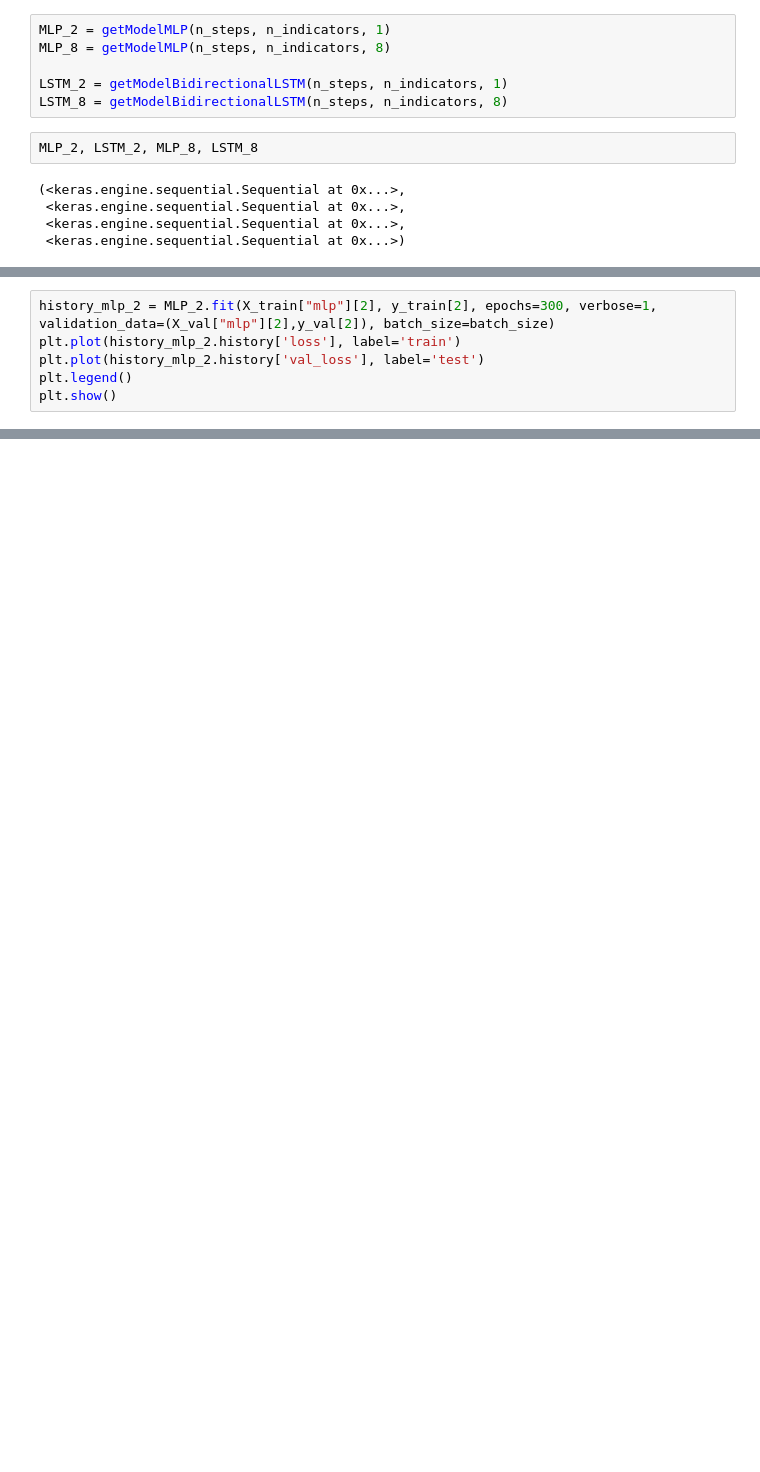
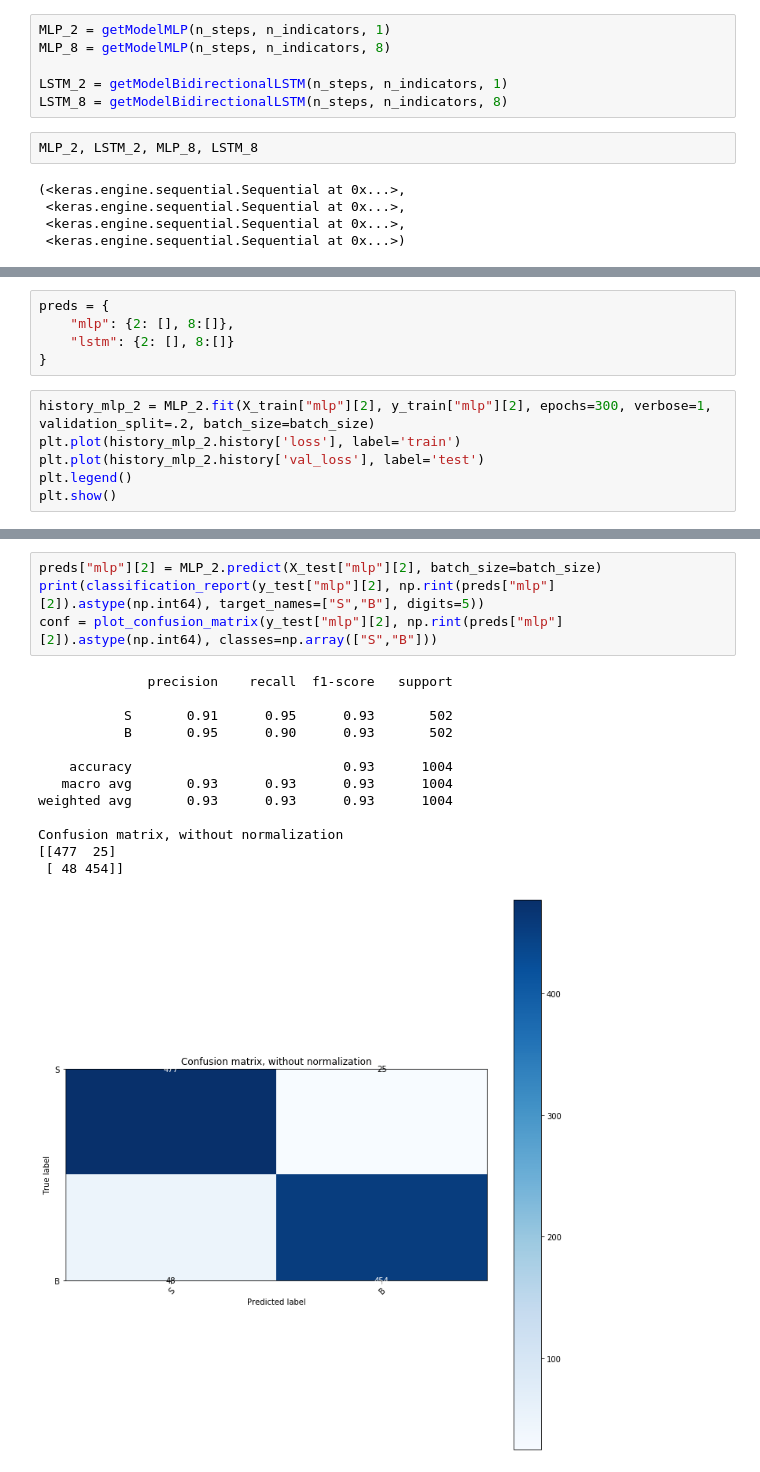
Before and after one commit to rHilkner/mc030, a Jupyter notebook: pfg.ipynb, the cells around one changed output, grey strips where cells are left out. Cells and saved outputs as stored; diff of their text form; blank space fills up the shorter version.

Commit message:
added metrics and displaying acc and confusion matrix

```diff
--- a/pfg.ipynb
+++ b/pfg.ipynb
@@ -710,8 +739,13 @@ Total params: 35,848
 Trainable params: 35,848
 Non-trainable params: 0
 _________________________________________________________________
+# %%
+preds = {
+    "mlp": {2: [], 8:[]},
+    "lstm": {2: [], 8:[]}
+}
 # %%
-history_mlp_2 = MLP_2.fit(X_train["mlp"][2], y_train[2], epochs=300, verbose=1, validation_data=(X_val["mlp"][2],y_val[2]), batch_size=batch_size)
+history_mlp_2 = MLP_2.fit(X_train["mlp"][2], y_train["mlp"][2], epochs=300, verbose=1, validation_split=.2, batch_size=batch_size)
 plt.plot(history_mlp_2.history['loss'], label='train')
 plt.plot(history_mlp_2.history['val_loss'], label='test')
 plt.legend()
@@ -738 +772,19 @@ Epoch 200/200
+# %%
+preds["mlp"][2] = MLP_2.predict(X_test["mlp"][2], batch_size=batch_size)
+print(classification_report(y_test["mlp"][2], np.rint(preds["mlp"][2]).astype(np.int64), target_names=["S","B"], digits=5))
+conf = plot_confusion_matrix(y_test["mlp"][2], np.rint(preds["mlp"][2]).astype(np.int64), classes=np.array(["S","B"]))
+# %% [output]
+              precision    recall  f1-score   support
+
+           S       0.91      0.95      0.93       502
+           B       0.95      0.90      0.93       502
+
+    accuracy                           0.93      1004
+   macro avg       0.93      0.93      0.93      1004
+weighted avg       0.93      0.93      0.93      1004
+
+Confusion matrix, without normalization
+[[477  25]
+ [ 48 454]]
+[figure, added]
 # %%
```
Also changed, not shown: parts of 18 cells of this notebook, 1 other file.
